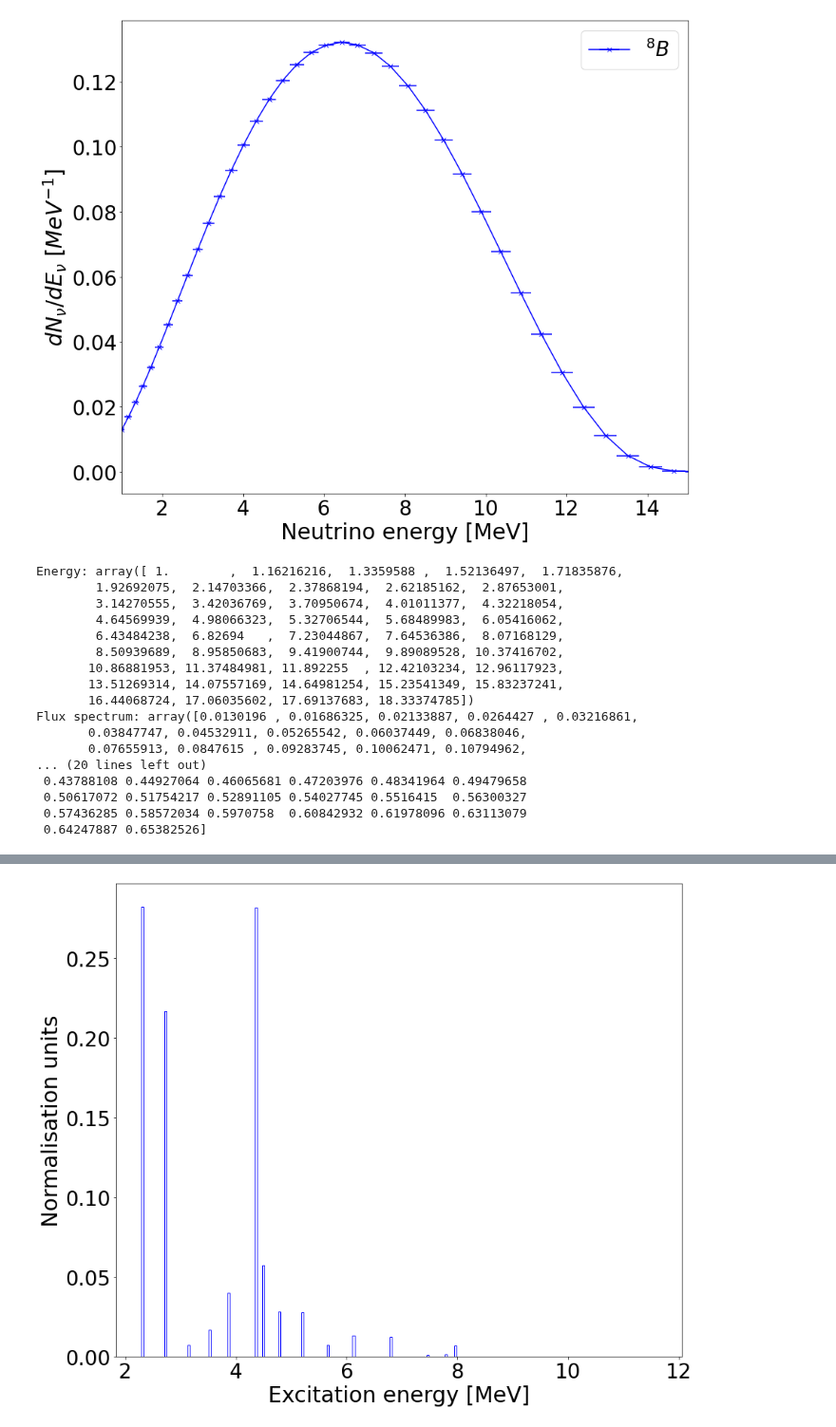
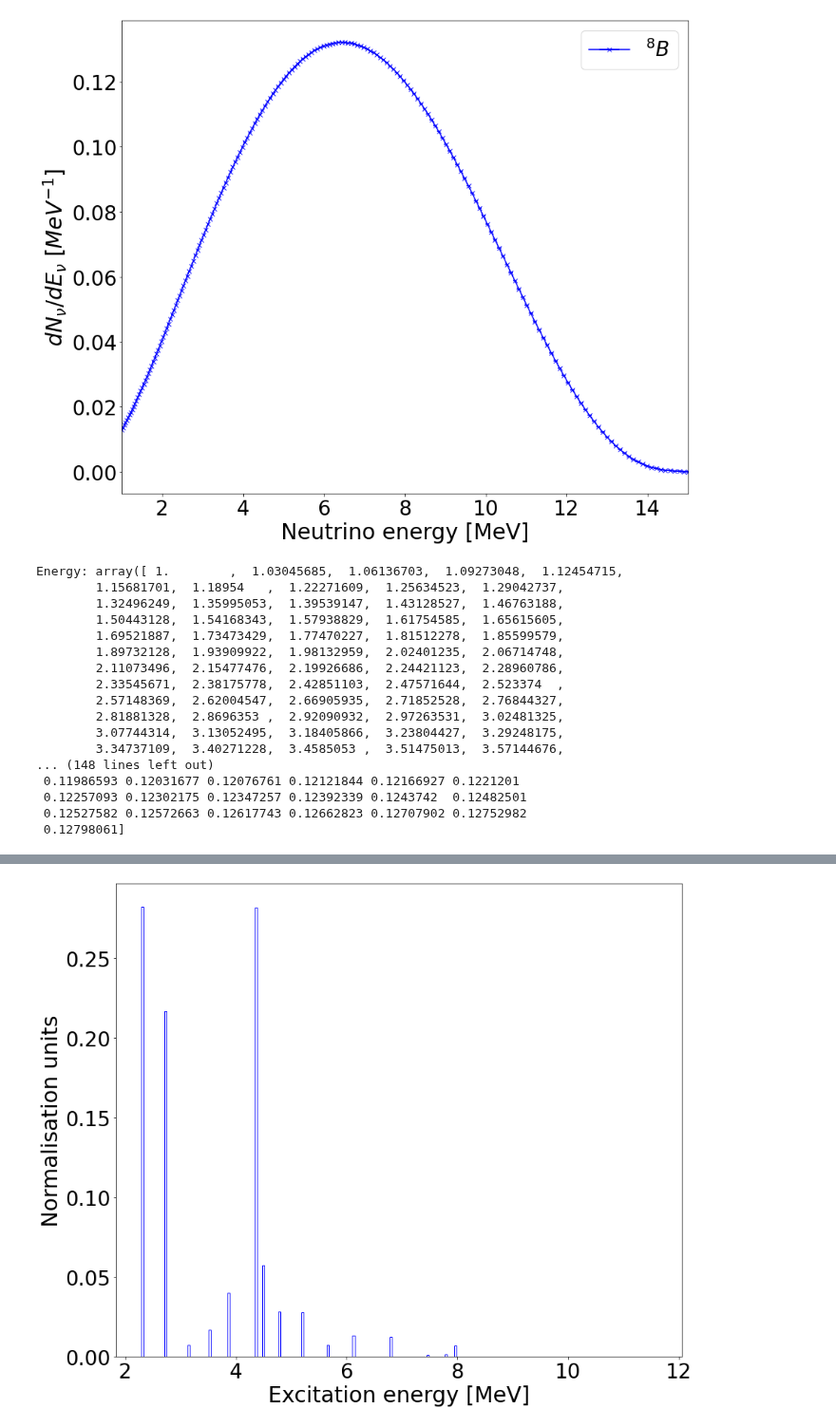
Before and after one commit to nlane314/soLAr-sens, a Jupyter notebook: notebooks/projsens.ipynb, the cells around one changed output, grey strips where cells are left out. Shown at 95% size. Saved outputs shown, nothing was run; the diff lists cells and outputs as text; code cells hidden in the pictures.

```diff
--- a/notebooks/projsens.ipynb
+++ b/notebooks/projsens.ipynb
@@ -63,7 +67,7 @@ poptB8, pcovB8 = curve_fit(gaus, EvB8, EvdataB8)
 ### variable bin widths based on energy resolution
 
 x = 1 # corresponds to 1 MeV
-sigmawidth = 0.5 # corresponds to a bin width of 1 sigma, controls bin purity
+sigmawidth = 0.1 # corresponds to a bin width of 1 sigma, controls bin purity
 
 points = np.array([x])
 uncer = np.array([inEres*sigmawidth*x])
@@ -89,51 +93,51 @@ tckB8 = interpolate.splrep(EvB8, EvdataB8)
 yB8 = interpolate.splev(xdata, tckB8, der=0)
 
 yB8[yB8 < 0] = 0 # removes negative values
 fluxspec = yB8
 
 plt.figure(figsize=(14,12))
 
 plt.errorbar(xdata, yB8, xerr=uncer, marker="x", color="blue", label=r'${}^{8}B$') # add yerrs from csv file
 
 plt.xlabel('Neutrino energy [MeV]',fontsize=30)
 plt.ylabel(r'$d N_{\nu}/d E_{\nu}$ [$MeV^{-1}$]',fontsize=30)
 plt.xticks(fontsize=28)
 
 plt.yticks(fontsize=28)
 #plt.yscale('log')
 
 plt.legend(fontsize=28)
 plt.xlim(1,15)
 
 plt.savefig('../figures/B8spectrum.png', bbox_inches='tight')
 
 plt.show()
 
 print('Energy:', repr(xdata[0:len(fluxspec)]))
 print('Flux spectrum:', repr(fluxspec))
 print('Peak energy:', xdata[fluxspec == np.max(fluxspec)])
 print('Normalisation:', np.sum(yB8*bwidth))
 print('Data points:', xdata)
 print('Bin widths:', bwidth)
 # %% [output]
-[figure, old version]
+[figure, new version]
-Energy: array([ 1.        ,  1.16216216,  1.3359588 ,  1.52136497,  1.71835876,
-        1.92692075,  2.14703366,  2.37868194,  2.62185162,  2.87653001,
-        3.14270555,  3.42036769,  3.70950674,  4.01011377,  4.32218054,
-        4.64569939,  4.98066323,  5.32706544,  5.68489983,  6.05416062,
-        6.43484238,  6.82694   ,  7.23044867,  7.64536386,  8.07168129,
-        8.50939689,  8.95850683,  9.41900744,  9.89089528, 10.37416702,
-       10.86881953, 11.37484981, 11.892255  , 12.42103234, 12.96117923,
-       13.51269314, 14.07557169, 14.64981254, 15.23541349, 15.83237241,
-       16.44068724, 17.06035602, 17.69137683, 18.33374785])
-Flux spectrum: array([0.0130196 , 0.01686325, 0.02133887, 0.0264427 , 0.03216861,
-       0.03847747, 0.04532911, 0.05265542, 0.06037449, 0.06838046,
-       0.07655913, 0.0847615 , 0.09283745, 0.10062471, 0.10794962,
-... (20 lines left out)
- 0.43788108 0.44927064 0.46065681 0.47203976 0.48341964 0.49479658
- 0.50617072 0.51754217 0.52891105 0.54027745 0.5516415  0.56300327
- 0.57436285 0.58572034 0.5970758  0.60842932 0.61978096 0.63113079
- 0.64247887 0.65382526]
+Energy: array([ 1.        ,  1.03045685,  1.06136703,  1.09273048,  1.12454715,
+        1.15681701,  1.18954   ,  1.22271609,  1.25634523,  1.29042737,
+        1.32496249,  1.35995053,  1.39539147,  1.43128527,  1.46763188,
+        1.50443128,  1.54168343,  1.57938829,  1.61754585,  1.65615605,
+        1.69521887,  1.73473429,  1.77470227,  1.81512278,  1.85599579,
+        1.89732128,  1.93909922,  1.98132959,  2.02401235,  2.06714748,
+        2.11073496,  2.15477476,  2.19926686,  2.24421123,  2.28960786,
+        2.33545671,  2.38175778,  2.42851103,  2.47571644,  2.523374  ,
+        2.57148369,  2.62004547,  2.66905935,  2.71852528,  2.76844327,
+        2.81881328,  2.8696353 ,  2.92090932,  2.97263531,  3.02481325,
+        3.07744314,  3.13052495,  3.18405866,  3.23804427,  3.29248175,
+        3.34737109,  3.40271228,  3.4585053 ,  3.51475013,  3.57144676,
+... (148 lines left out)
+ 0.11986593 0.12031677 0.12076761 0.12121844 0.12166927 0.1221201
+ 0.12257093 0.12302175 0.12347257 0.12392339 0.1243742  0.12482501
+ 0.12527582 0.12572663 0.12617743 0.12662823 0.12707902 0.12752982
+ 0.12798061]
 # %%
 def asym(E, md12): # input energy peak and mass-squared diff 21
 
```
Also changed, not shown: parts of 10 cells of this notebook.
